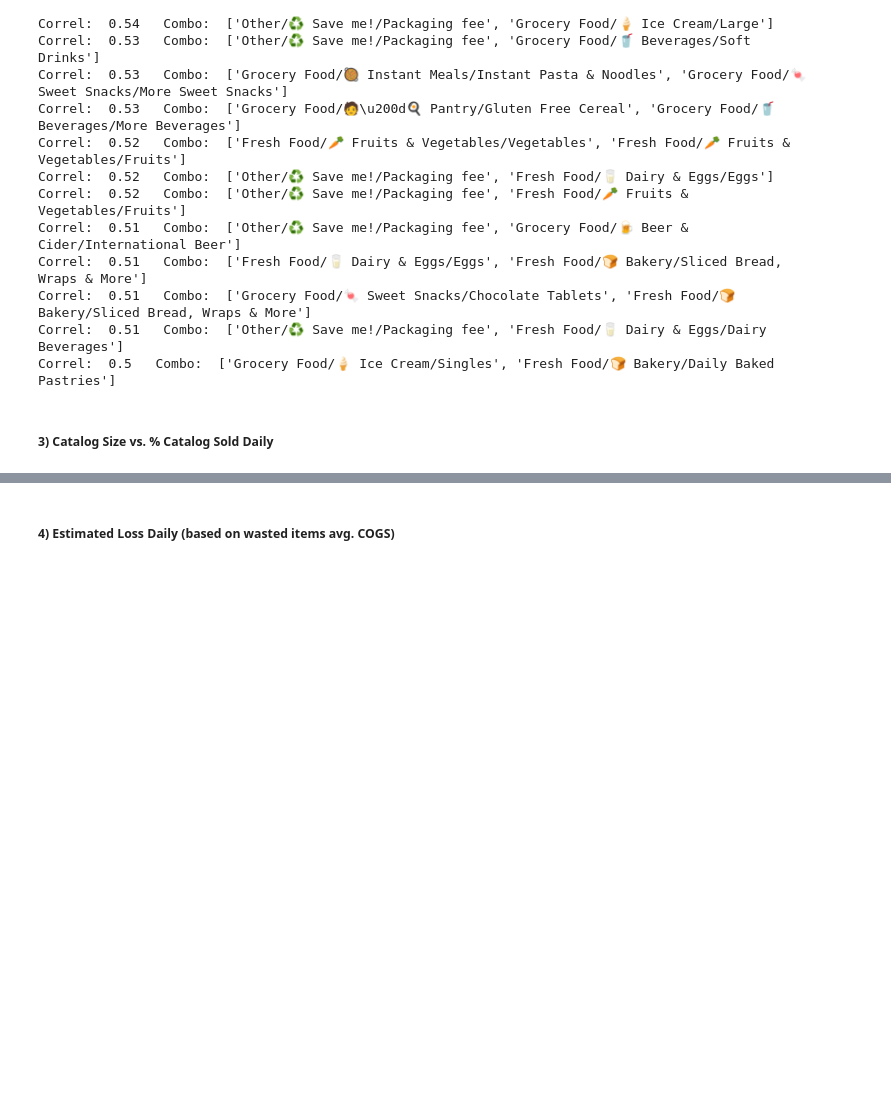
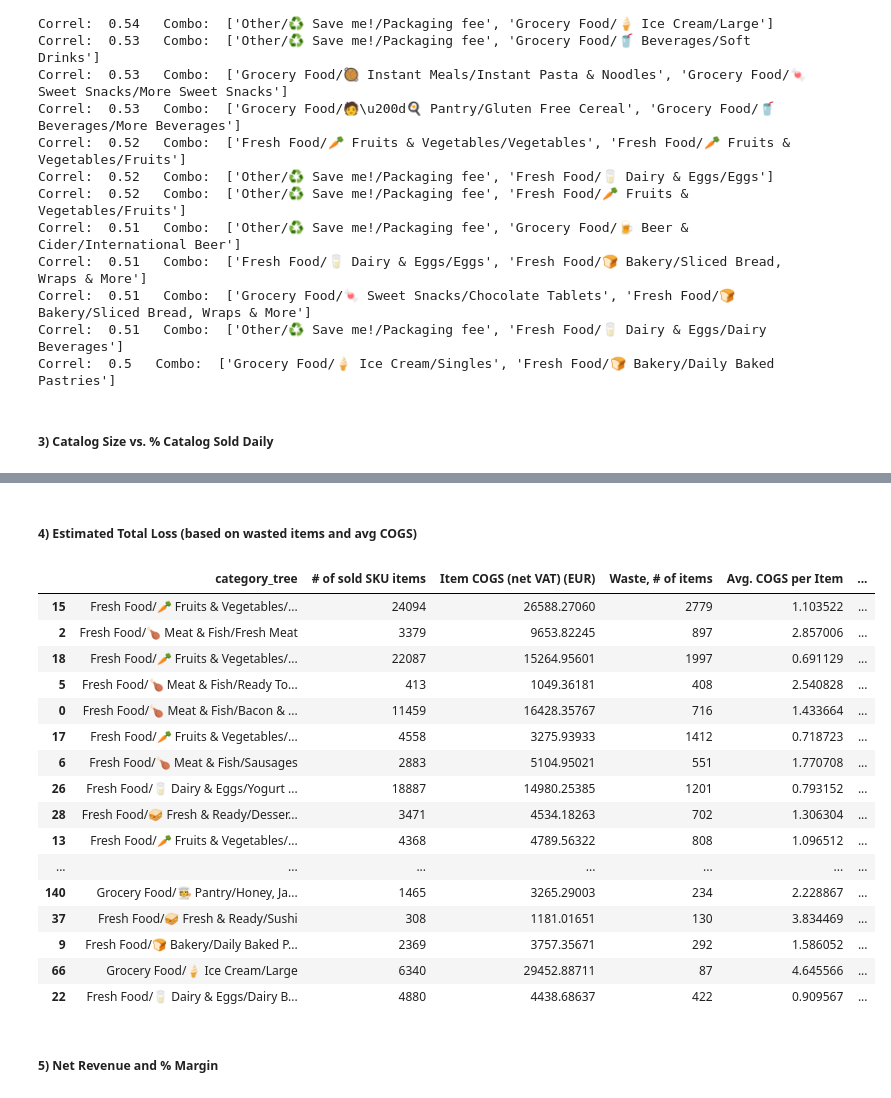
Before and after one commit to jsamu1994/data-challenge-jan-2024, a Jupyter notebook: python_files/exploring_dataset_1.ipynb, the cells around one changed output, grey strips where cells are left out. Saved outputs shown, nothing was run; the diff lists cells and outputs as text; code cells hidden in the pictures; blank space fills up the shorter version.

```diff
--- a/python_files/exploring_dataset_1.ipynb
+++ b/python_files/exploring_dataset_1.ipynb
@@ -108,2 +133,31 @@ Correl:  0.5   Combo:  ['Grocery Food/🍦 Ice Cream/Singles', 'Fresh Food/🍞
 # %% [markdown]
-##### 4) Estimated Loss Daily (based on wasted items avg. COGS)
+##### 4) Estimated Total Loss (based on wasted items and avg COGS)
+# %%
+df_waste = df1[["category_tree","# of sold SKU items","Item COGS (net VAT) (EUR)","Waste, # of items"]]
+df_waste_grouped = df_waste.groupby("category_tree").sum().reset_index()
+
+df_waste_grouped["Avg. COGS per Item"] = df_waste_grouped["Item COGS (net VAT) (EUR)"] / df_waste_grouped["# of sold SKU items"]
+df_waste_grouped["Est. Total Loss (EUR)"] = df_waste_grouped["Waste, # of items"] * df_waste_grouped["Avg. COGS per Item"]
+
+df_waste_grouped = df_waste_grouped.sort_values("Est. Total Loss (EUR)", ascending=False)
+df_waste_grouped.head(20)
+# %% [output]
+|  | category_tree | # of sold SKU items | Item COGS (net VAT) (EUR) | Waste, # of items | Avg. COGS per Item | ... |
+| 15 | Fresh Food/🥕 Fruits & Vegetables/... | 24094 | 26588.27060 | 2779 | 1.103522 | ... |
+| 2 | Fresh Food/🍗 Meat & Fish/Fresh Meat | 3379 | 9653.82245 | 897 | 2.857006 | ... |
+| 18 | Fresh Food/🥕 Fruits & Vegetables/... | 22087 | 15264.95601 | 1997 | 0.691129 | ... |
+| 5 | Fresh Food/🍗 Meat & Fish/Ready To... | 413 | 1049.36181 | 408 | 2.540828 | ... |
+| 0 | Fresh Food/🍗 Meat & Fish/Bacon & ... | 11459 | 16428.35767 | 716 | 1.433664 | ... |
+| 17 | Fresh Food/🥕 Fruits & Vegetables/... | 4558 | 3275.93933 | 1412 | 0.718723 | ... |
+| 6 | Fresh Food/🍗 Meat & Fish/Sausages | 2883 | 5104.95021 | 551 | 1.770708 | ... |
+| 26 | Fresh Food/🥛 Dairy & Eggs/Yogurt ... | 18887 | 14980.25385 | 1201 | 0.793152 | ... |
+| 28 | Fresh Food/🥪 Fresh & Ready/Desser... | 3471 | 4534.18263 | 702 | 1.306304 | ... |
+| 13 | Fresh Food/🥕 Fruits & Vegetables/... | 4368 | 4789.56322 | 808 | 1.096512 | ... |
+| ... | ... | ... | ... | ... | ... | ... |
+| 140 | Grocery Food/🧑‍🍳 Pantry/Honey, Ja... | 1465 | 3265.29003 | 234 | 2.228867 | ... |
+| 37 | Fresh Food/🥪 Fresh & Ready/Sushi | 308 | 1181.01651 | 130 | 3.834469 | ... |
+| 9 | Fresh Food/🍞 Bakery/Daily Baked P... | 2369 | 3757.35671 | 292 | 1.586052 | ... |
+| 66 | Grocery Food/🍦 Ice Cream/Large | 6340 | 29452.88711 | 87 | 4.645566 | ... |
+| 22 | Fresh Food/🥛 Dairy & Eggs/Dairy B... | 4880 | 4438.68637 | 422 | 0.909567 | ... |
+# %% [markdown]
+##### 5) Net Revenue and % Margin
```
Also changed, not shown: parts of 1 cell of this notebook.
